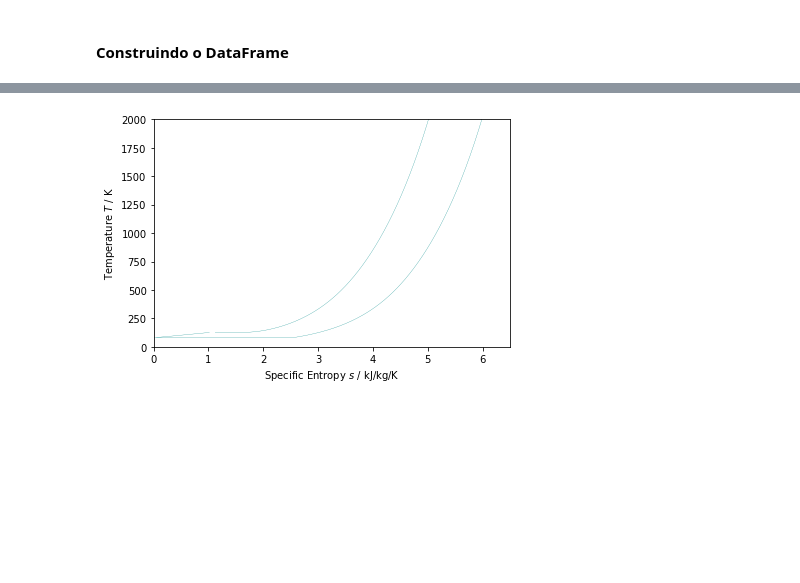
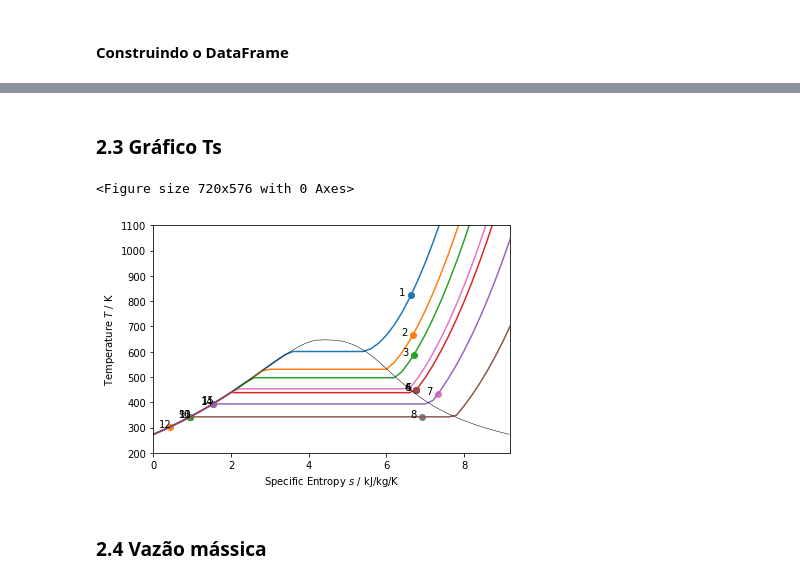
Before and after one commit to pimenta-arthur/thermoelectric_cycle, a Jupyter notebook: ENE129-T1.ipynb, the cells around one changed output, grey strips where cells are left out. Saved outputs shown, nothing was run; the diff lists cells and outputs as text; code cells hidden in the pictures; blank space fills up the shorter version.

```diff
--- a/ENE129-T1.ipynb
+++ b/ENE129-T1.ipynb
@@ -647,14 +403,2 @@ import matplotlib.pyplot as plt
-# %%
-import CoolProp.Plots as CPP
-import warnings
-import matplotlib.pyplot as plt
-warnings.filterwarnings('ignore')
-Tsplot = CPP.PropertyPlot('HEOS::Air', 'TS', unit_system = "KSI", tp_limits='NONE')
-#Tsplot.calc_isolines(CoolProp.iQ, num=2)
-plt.axis([0,6.5,0,2000])
-Pa = 1.013*1e5
-Pcomp = 30*1e5
-Tsplot.calc_isolines(CoolProp.iP, iso_range = [Pa*1e-3, Pcomp*1e-3], num = 2, rounding = False)
-Tsplot.show()
-# %% [output]
-[figure, removed]
+# %% [markdown]
+### 2.3 Gráfico Ts
@@ -660,0 +411,35 @@ Tsplot.show()
+# %%
+iso_1 = 1.013*1e5 #bar
+iso_2 = 30*1e5 #bar
+
+# fig, ax = plt.subplots(figsize=(15,15))
+plt.figure(figsize=(10,8))
+
+# título 1
+ts_plot = PropertyPlot('Water', 'Ts', tp_limits='ORC')
+ts_plot.calc_isolines(CoolProp.iQ, num=2)
+# ts_plot.show()
+
+# isobáricas
+iso_range = df_2.iloc[:,0].unique()
+for iso in iso_range:
+    x_1 = np.arange(0, 10, 0.2)
+    y_1 = f_iso(x_1, iso*1e5, 'Water')
+    plt.plot(x_1, y_1)
+
+# estados
+x_range = df_2.iloc[:,4]
+y_range = df_2.iloc[:,1].map(lambda x: x+273.15)
+# ax.scatter(df_2.iloc[:,4], df_2.iloc[:,1].map(lambda x: x+273.15))
+
+for txt, x, y in zip(df_2.index, x_range, y_range):
+    plt.scatter(x, y)
+    plt.annotate(txt+1, [x-0.3, y-0.3])
+
+plt.ylim(200, 1100)
+ts_plot.show()
+# %% [output]
+<Figure size 720x576 with 0 Axes>
+[figure, added]
+# %% [markdown]
+### 2.4 Vazão mássica
```
Also changed, not shown: parts of 98 cells of this notebook, 1 other file.
